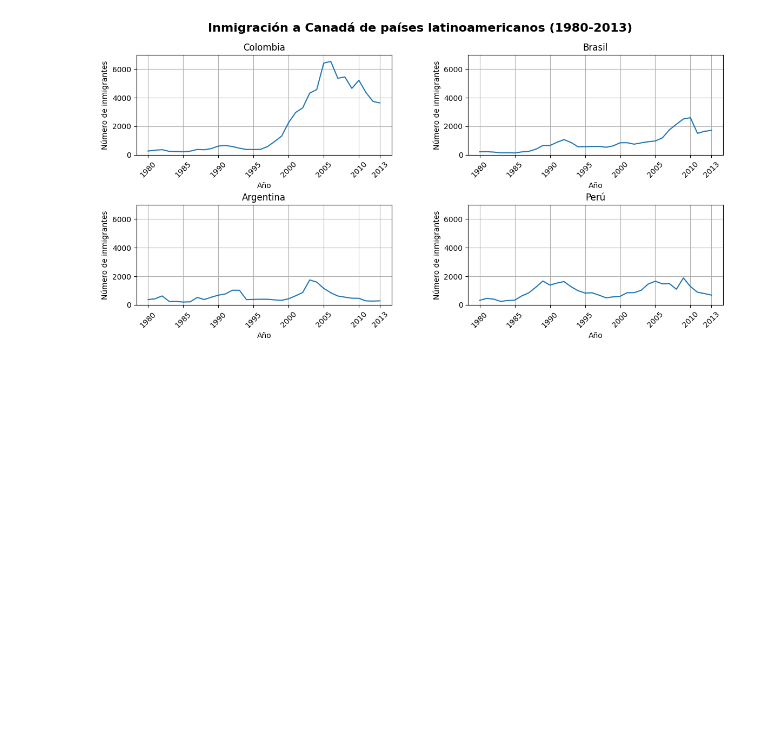
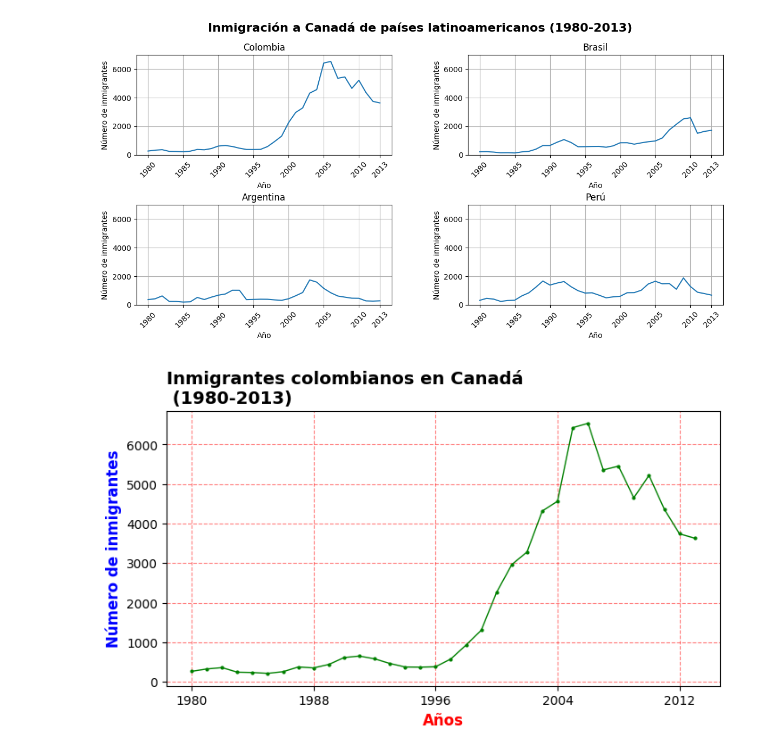
Before and after one commit to yuri19762008/001_ORACLE, a Jupyter notebook: 011_VISUALIZACION_DATOS/visualizacion_de_datos_con_python.ipynb, the cells around one changed output. Drawn from its saved outputs; the diff is of its cells as text; code cells hidden in the pictures; blank space fills up the shorter version.

```diff
--- a/011_VISUALIZACION_DATOS/visualizacion_de_datos_con_python.ipynb
+++ b/011_VISUALIZACION_DATOS/visualizacion_de_datos_con_python.ipynb
@@ -298,3 +300,16 @@ for ax in axs.flat:
 plt.show()
 # %% [output]
 [figure]
+# %%
+fig , ax = plt.subplots(figsize=(8, 4))
+ax.plot(datos_col['Año'], datos_col['Inmigrantes'], label='Colombia', color='green',lw=1, marker='o', markersize=2)
+ax.xaxis.set_major_locator(plt.MaxNLocator(5))
+ax.set_title('Inmigrantes colombianos en Canadá\n (1980-2013)', fontsize=14, fontweight='bold', color='black',loc='left')
+ax.set_xlabel('Años', fontsize=12, fontweight='bold', color='red')
+ax.set_ylabel('Número de inmigrantes', fontsize=12, fontweight='bold', color='blue')
+ax.yaxis.set_tick_params(labelsize=10)
+ax.xaxis.set_tick_params(labelsize=10)
+ax.grid(True, linestyle='--', alpha=0.5, color='red')
+plt.show()
+# %% [output]
+[figure, added]
```
Also changed, not shown: parts of 13 cells of this notebook, 4 other files.
